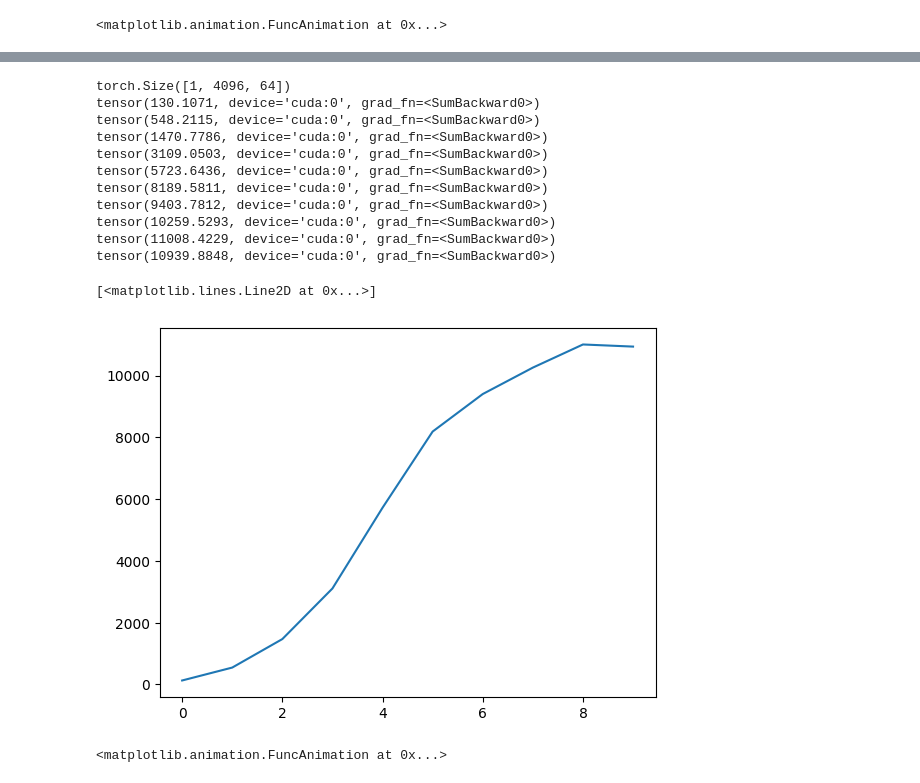
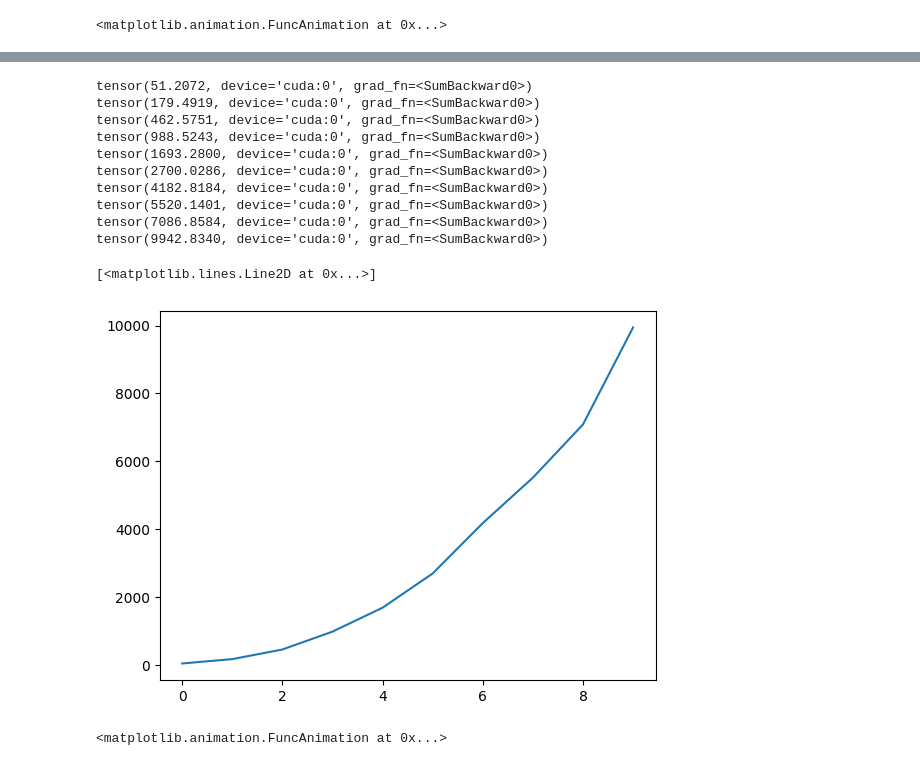
Before and after one commit to OnurBasci/TransformerBasedNavierStokeSolver, a Jupyter notebook: SequenSolver.ipynb, the cells around one changed output, grey strips where cells are left out. Saved outputs shown, nothing was run; the diff lists cells and outputs as text; code cells hidden in the pictures.

```diff
--- a/SequenSolver.ipynb
+++ b/SequenSolver.ipynb
@@ -184,0 +203,20 @@ SequenSolver(
+# %%
+from model import Transolver_Structured_Mesh_2D
+
+model = Transolver_Structured_Mesh_2D.Model(space_dim=2,
+                                  n_layers=8,
+                                  n_hidden=64,
+                                  n_head=8,
+                                  Time_Input=False,
+                                  mlp_ratio=1,
+                                  fun_dim=10,
+                                  out_dim=1,
+                                  slice_num=32,
+                                  ref=8,
+                                  unified_pos=1,
+                                  H=h, W=h).cuda()
+
+save_name = "ns_curl_ep200_sim50_unified"
+
+model.load_state_dict(torch.load("./checkpoints/" + save_name + ".pt"), strict=False)
+model.eval()
@@ -185,74 +241,51 @@ SequenSolver(
 # %%
-s = 1 #simulation number
-
-test_data = data[s, :, :, :20] # 64, 64, 20
-
-#define positional information
-h = 64
-x = np.linspace(0, 1, h)
-y = np.linspace(0, 1, h)
-x, y = np.meshgrid(x, y)
-pos = np.c_[x.ravel(), y.ravel()]
-pos = torch.tensor(pos, dtype=torch.float).unsqueeze(0).cuda()
-uni_grid = get_grid()
-pos=uni_grid.repeat(pos.shape[0], 1, 1, 1).reshape(pos.shape[0], 64 * 64, 8 * 8)
-print(pos.shape)
-
-#predict next frames to get a simulation
-test = test_data.reshape(1, -1, test_data.shape[-1]) #1, 4096, 40
-test = torch.from_numpy(test)
-
 #from frame 5 to 20, the field contains x and y field so step = 2
 yy = test[..., 10:20]
 fx = test[...,:10].cuda()
-
 sim_pred = []
-
-step = 1
 
 losses = []
 
 for t in range(0,10,step):
     y = yy[..., t:t + step].cuda()
-    pred = model(pos, fx, y)
+    pred = model(pos, fx=fx)
 
     loss = torch.sum(torch.pow(pred.reshape(1, -1) - y.reshape(1, -1),2))
     losses.append(loss.detach().item())
 
     print(loss)
 
     vort = pred[0,:,0]
 
     vort = vort.reshape(64,64)
 
     # Convert to PhiFlow tensors
     vort = tensor(vort, spatial('x,y'))
 
     # Create a StaggeredGrid for the velocity field
     f = CenteredGrid(math.tensor(vort), extrapolation.PERIODIC)
 
     sim_pred.append(f)
 
     #update fx
     fx = torch.cat((fx[..., step:], pred), dim=-1)
 
 c_trj_pred = phi.field.stack(sim_pred, batch('time'))
 
 plt.plot(losses)
 # %% [output]
-torch.Size([1, 4096, 64])
-tensor(130.1071, device='cuda:0', grad_fn=<SumBackward0>)
-tensor(548.2115, device='cuda:0', grad_fn=<SumBackward0>)
-tensor(1470.7786, device='cuda:0', grad_fn=<SumBackward0>)
-tensor(3109.0503, device='cuda:0', grad_fn=<SumBackward0>)
-tensor(5723.6436, device='cuda:0', grad_fn=<SumBackward0>)
-tensor(8189.5811, device='cuda:0', grad_fn=<SumBackward0>)
-tensor(9403.7812, device='cuda:0', grad_fn=<SumBackward0>)
-tensor(10259.5293, device='cuda:0', grad_fn=<SumBackward0>)
-tensor(11008.4229, device='cuda:0', grad_fn=<SumBackward0>)
-tensor(10939.8848, device='cuda:0', grad_fn=<SumBackward0>)
+tensor(51.2072, device='cuda:0', grad_fn=<SumBackward0>)
+tensor(179.4919, device='cuda:0', grad_fn=<SumBackward0>)
+tensor(462.5751, device='cuda:0', grad_fn=<SumBackward0>)
+tensor(988.5243, device='cuda:0', grad_fn=<SumBackward0>)
+tensor(1693.2800, device='cuda:0', grad_fn=<SumBackward0>)
+tensor(2700.0286, device='cuda:0', grad_fn=<SumBackward0>)
+tensor(4182.8184, device='cuda:0', grad_fn=<SumBackward0>)
+tensor(5520.1401, device='cuda:0', grad_fn=<SumBackward0>)
+tensor(7086.8584, device='cuda:0', grad_fn=<SumBackward0>)
+tensor(9942.8340, device='cuda:0', grad_fn=<SumBackward0>)
 [<matplotlib.lines.Line2D at 0x...>]
-[figure, old version]
+[figure, new version]
 # %%
 plot(c_trj_pred, animate='time', frame_time=120, overlay='args')
 # %% [output]
```
Also changed, not shown: parts of 10 cells of this notebook, 7 other files.
